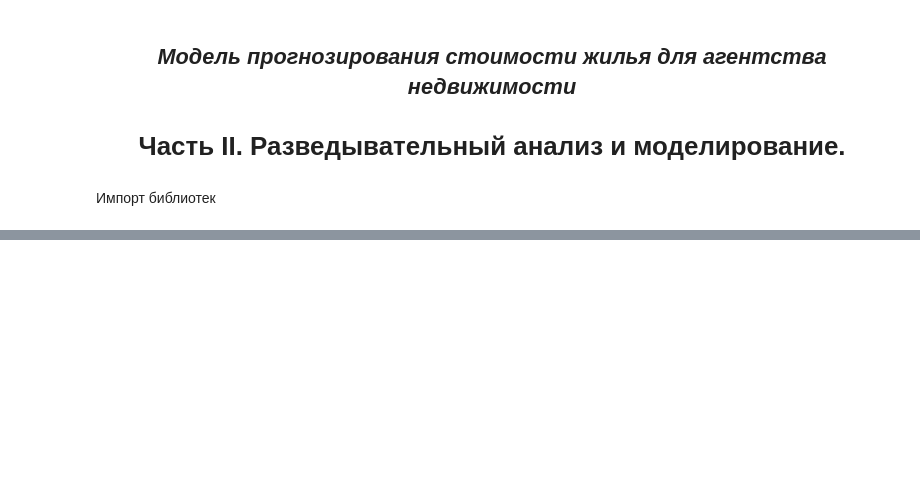
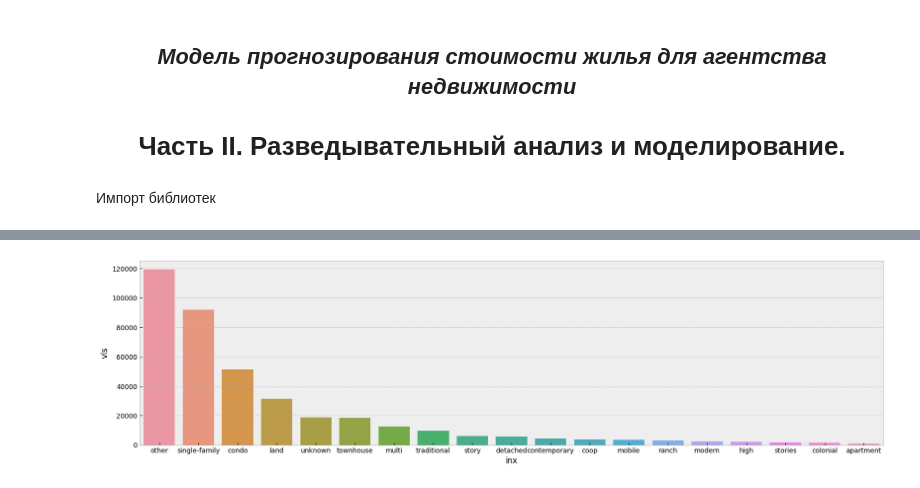
Before and after one commit to georgekovin/Housing-Regression-Project, a Jupyter notebook: modeling_nb.ipynb, the cells around one changed output, grey strips where cells are left out. Cells and saved outputs as stored; diff of their text form; code cells hidden in the pictures; blank space fills up the shorter version.

```diff
--- a/modeling_nb.ipynb
+++ b/modeling_nb.ipynb
@@ -48,0 +113,4 @@ data.describe()
+# %%
+show_barplot('propertyType')
+# %% [output]
+[figure, added]
```
Also changed, not shown: parts of 13 cells of this notebook, 3 other files.
